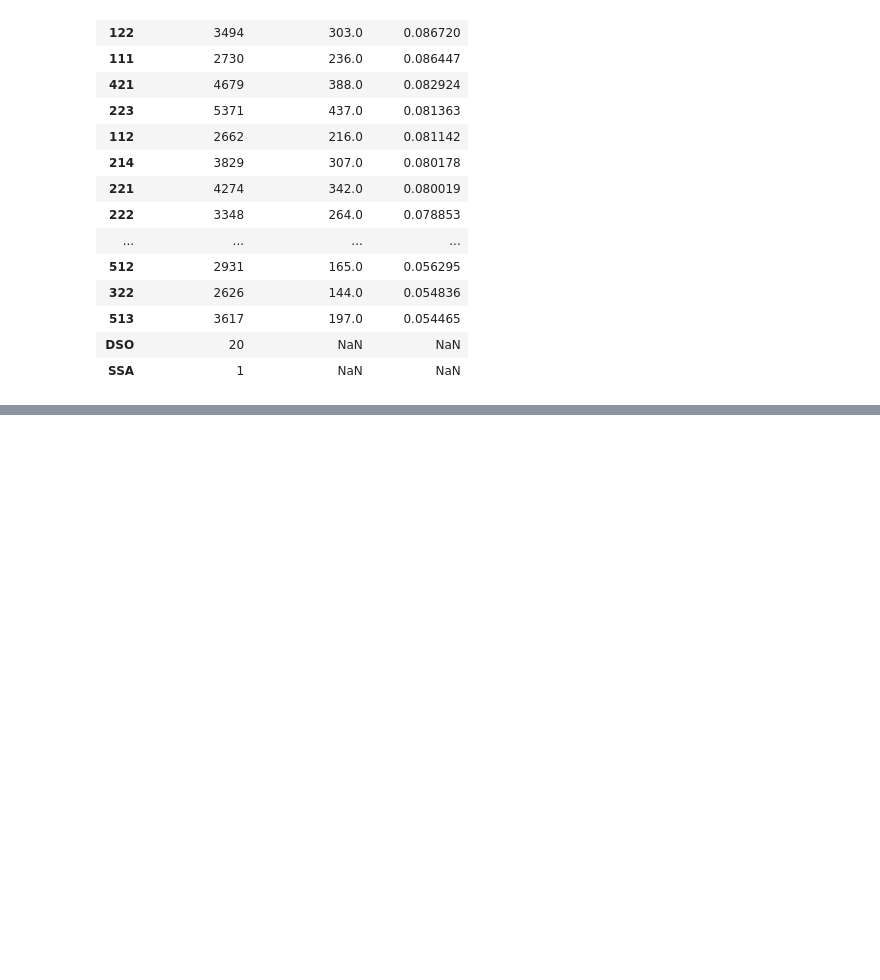
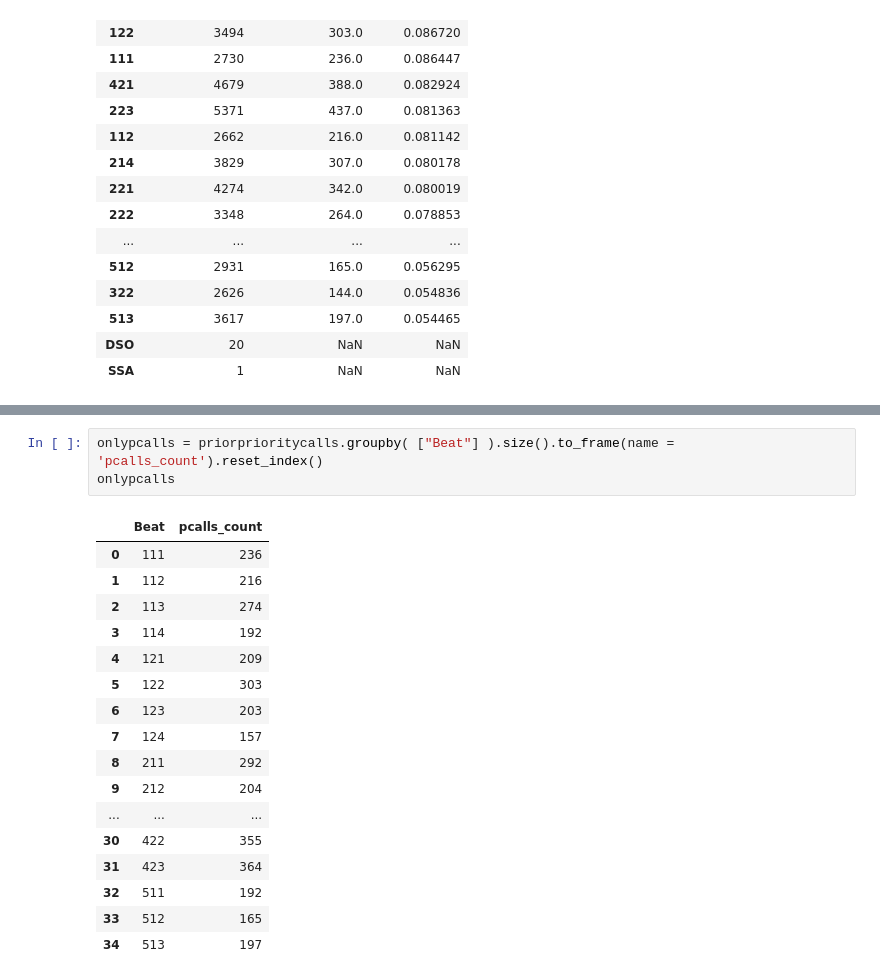
Before and after one commit to sadiesheridan/dataplus-project27-community-safety-durham, a Jupyter notebook: 10_code/prioritycalls_analysis.ipynb, the cells around one changed output, grey strips where cells are left out. Drawn from its saved outputs; the diff is of its cells as text; blank space fills up the shorter version.

```diff
--- a/10_code/prioritycalls_analysis.ipynb
+++ b/10_code/prioritycalls_analysis.ipynb
@@ -113,0 +130,21 @@ bothtypes
+# %%
+onlypcalls = priorprioritycalls.groupby( ["Beat"] ).size().to_frame(name = 'pcalls_count').reset_index()
+onlypcalls
+# %% [output]
+|  | Beat | pcalls_count |
+| 0 | 111 | 236 |
+| 1 | 112 | 216 |
+| 2 | 113 | 274 |
+| 3 | 114 | 192 |
+| 4 | 121 | 209 |
+| 5 | 122 | 303 |
+| 6 | 123 | 203 |
+| 7 | 124 | 157 |
+| 8 | 211 | 292 |
+| 9 | 212 | 204 |
+| ... | ... | ... |
+| 30 | 422 | 355 |
+| 31 | 423 | 364 |
+| 32 | 511 | 192 |
+| 33 | 512 | 165 |
+| 34 | 513 | 197 |
```
Also changed, not shown: parts of 5 cells of this notebook, 1 other file.
